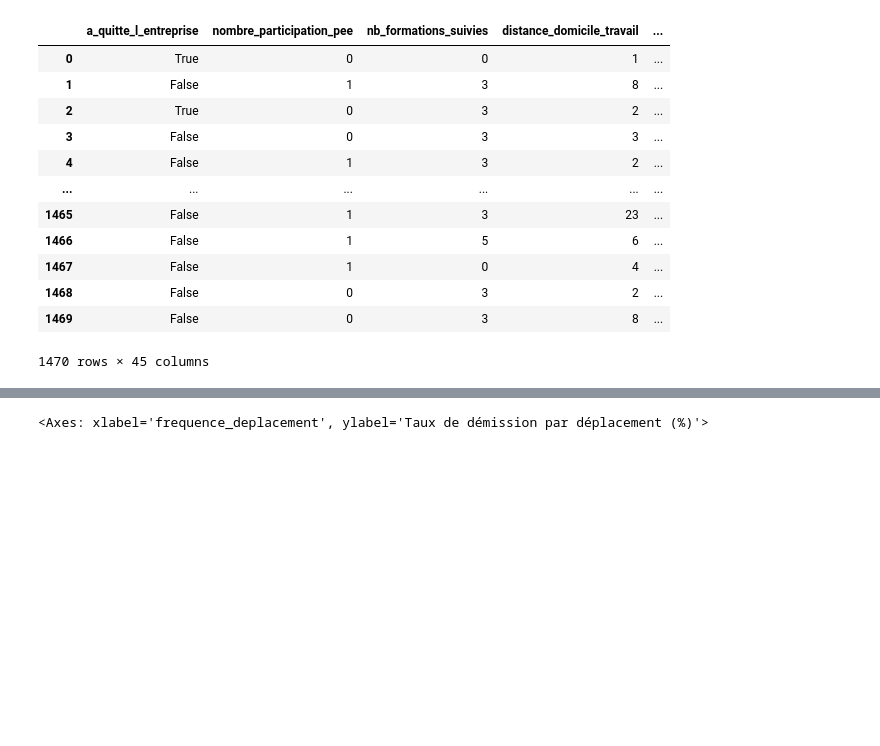
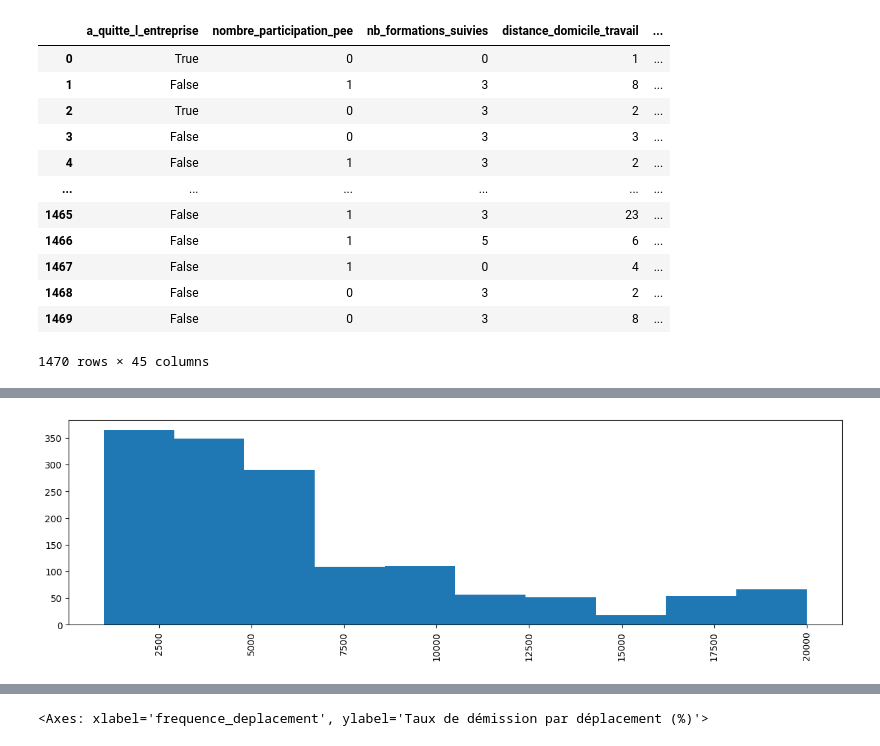
Before and after one commit to Ace4teaM/OCR-NovaTech, a Jupyter notebook: 2.exploration.ipynb, the cells around one changed output, grey strips where cells are left out. Saved outputs shown, nothing was run; the diff lists cells and outputs as text; code cells hidden in the pictures; blank space fills up the shorter version.

```diff
--- a/2.exploration.ipynb
+++ b/2.exploration.ipynb
@@ -35,0 +60,12 @@ df.describe()
+# %%
+
+import seaborn as sns
+import matplotlib.pyplot as plt
+
+# toutes les valeurs comprises entre 1 et 5 ?
+plt.figure(figsize=(15, 4))
+plt.hist(x=df["revenu_mensuel"])
+plt.xticks(rotation=90)
+plt.show()
+# %% [output]
+[figure, added]
```
Also changed, not shown: parts of 22 cells of this notebook, 4 other files.
